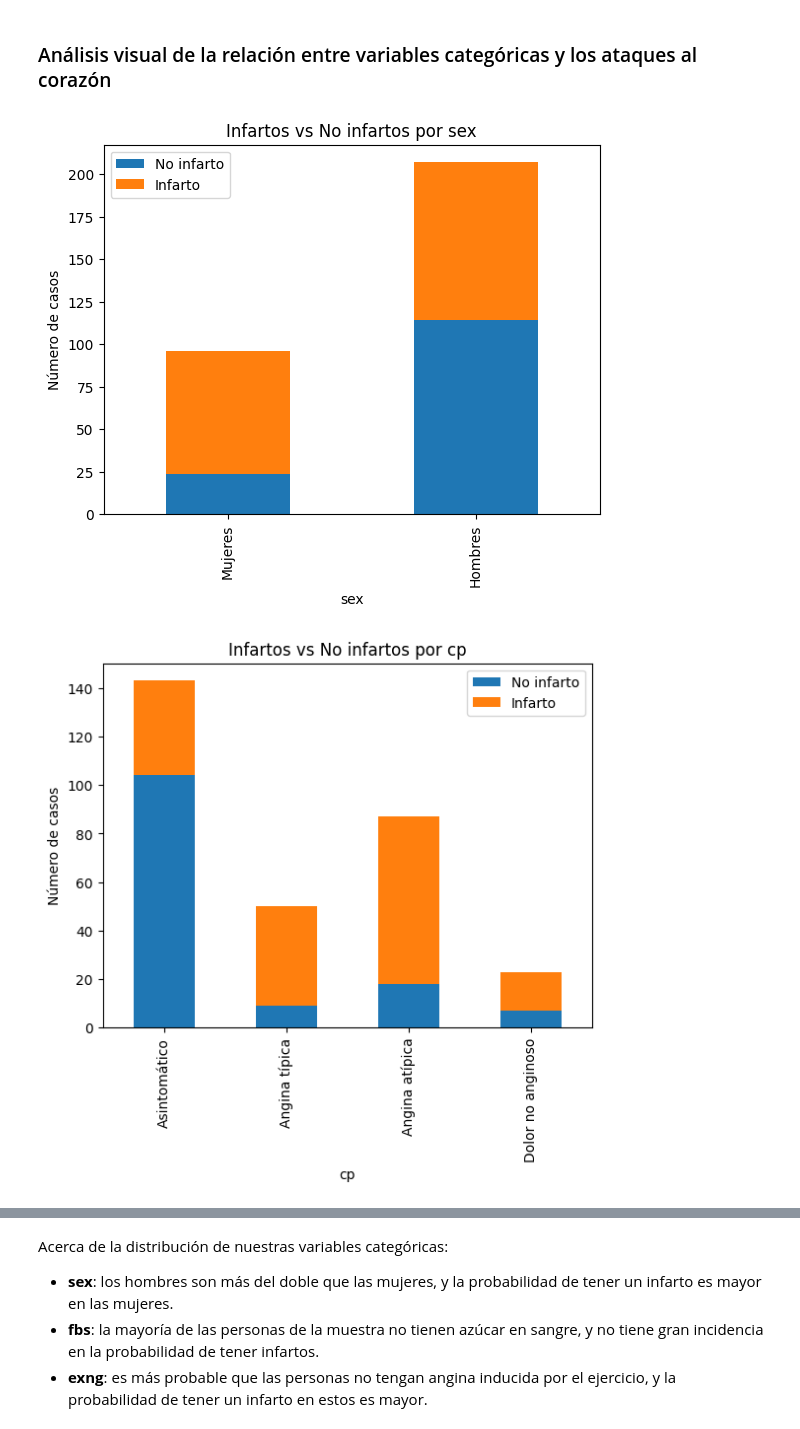
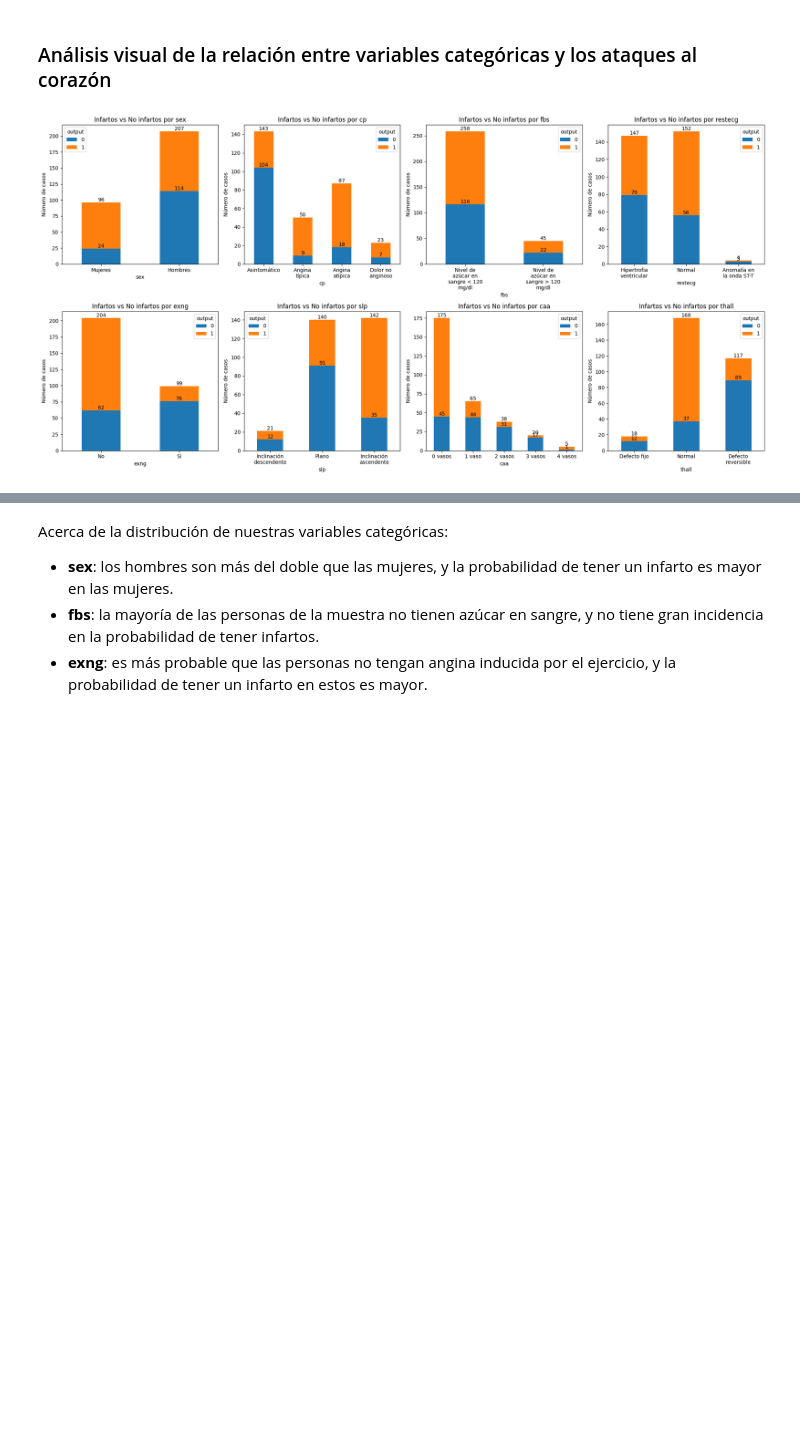
Before and after one commit to OscarTienda/heart-attack-analysis-prection, a Jupyter notebook: code/heart-attack-analysis-prediction.ipynb, the cells around one changed output, grey strips where cells are left out. Drawn from its saved outputs; the diff is of its cells as text; code cells hidden in the pictures; blank space fills up the shorter version.

Commit message:
style/_modify_graph_styling_in_analisis_visual_de_variables_categoricas_y_ataques_al_corazon

```diff
--- a/code/heart-attack-analysis-prediction.ipynb
+++ b/code/heart-attack-analysis-prediction.ipynb
@@ -568,57 +570,77 @@ Por lo tanto, la variable objetivo "output" proporciona una representación razo
 # %% [markdown]
 ### Análisis visual de la relación entre variables categóricas y los ataques al corazón
 # %%
+# Definir la variable objetivo
+target_var = 'output'
+
 # Diccionario con las etiquetas personalizadas para cada variable categórica
 labels_dict = {
     'sex': {0: 'Mujeres', 1: 'Hombres'},
     'cp': {1: 'Angina típica', 2: 'Angina atípica', 3: 'Dolor no anginoso', 0: 'Asintomático'},
     'fbs': {0: 'Nivel de azúcar en sangre < 120 mg/dl', 1: 'Nivel de azúcar en sangre > 120 mg/dl'},
     'restecg': {1: 'Normal', 2: 'Anomalía en la onda ST-T', 0: 'Hipertrofia ventricular'},
     'exng': {0: 'No', 1: 'Sí'},
     'slp': {0: 'Inclinación descendente', 1: 'Plano', 2: 'Inclinación ascendente'},
     'caa': {0: '0 vasos', 1: '1 vaso', 2: '2 vasos', 3: '3 vasos', 4: '4 vasos'},
     'thall': {1: 'Defecto fijo', 2: 'Normal', 3: 'Defecto reversible'}
 }
 
-# Iterar sobre las variables categóricas
-for var in categorical_vars:
+# Número de filas y columnas para los subplots
+n_rows = int(np.ceil(len(categorical_vars) / 4))
+n_cols = min(len(categorical_vars), 4)
+
+# Crear una figura para todos los subplots
+fig, ax = plt.subplots(n_rows, n_cols, figsize=(20, n_rows*5))
+
+# Aplanar los ejes para iterar sobre ellos
+ax = ax.ravel()
+
+# Iterar sobre las variables categóricas y los ejes
+for var, axis in zip(categorical_vars, ax):
     # Calcular el recuento de infartos y no infartos en cada categoría
     counts = df_cleaned.groupby([var, target_var]).size().unstack().fillna(0)
 
-    # Crear el gráfico de barras
-    counts.plot(kind='bar', stacked=True)
+    # Crear el gráfico de barras en el subplot correspondiente
+    counts.plot(kind='bar', stacked=True, ax=axis)
+
+    # Configurar etiquetas y título
+    axis.set_xlabel(var)
+    axis.set_ylabel('Número de casos')
+    axis.set_title('Infartos vs No infartos por {}'.format(var))
 
     # Obtener las etiquetas para el eje x
     labels = counts.index
 
     # Verificar si la variable tiene etiquetas personalizadas en el diccionario y reemplazar las etiquetas correspondientes
     if var in labels_dict:
         labels = [labels_dict[var].get(label, label) for label in labels]
 
-    # Personalizar la leyenda del gráfico
-    plt.legend(['No infarto', 'Infarto'])
+    # Ajustar las etiquetas para que no se superpongan
+    labels = ['\n'.join(textwrap.wrap(lab, 12)) for lab in labels]
+    axis.set_xticklabels(labels, rotation= 0)
 
-    # Personalizar el gráfico
-    plt.xlabel(var)
-    plt.ylabel('Número de casos')
-    plt.title('Infartos vs No infartos por {}'.format(var))
+    # Agregar los data labels para cada barra
+    for container in axis.containers:
+        axis.bar_label(container)
 
-    # Establecer las etiquetas en el eje x
-    plt.xticks(range(len(labels)), labels)
+plt.tight_layout()
+plt.show()
 
-    # Mostrar el gráfico
-    plt.show()
-
-import pandas as pd
+# Crear una lista para almacenar los recuentos de cada variable categórica
+html_str = []
 
 for var in categorical_vars:
+
     # Calcular el recuento de infartos y no infartos en cada categoría
     counts = df_cleaned.groupby([var, target_var]).size().unstack().fillna(0)
 
-    # Mostrar la tabla de recuentos utilizando pandas
-    print('Tabla de recuentos para {}:'.format(var))
-    print(counts)
-    print()  # Línea en blanco para separar las tablas
+    # Crear una tabla HTML con los recuentos
+    html_str.append('<div style="width: 100%; text-align: center;"><h3>Tabla de recuentos para {}:</h3><div style="display: inline-block">{}</div></div>'.format(var, counts.to_html()))
+
+# Unir las tablas HTML en una sola cadena
+html_str = ''.join(['<div style="display: inline-block; width: 23%; margin: 1%; vertical-align: top;">{}</div>'.format(h)
+                    for h in html_str])
+
+display(HTML(html_str))
 # %% [output]
-[figure, old version]
+[figure, new version]
-[figure, removed]
```
Also changed, not shown: parts of 2 cells of this notebook.
